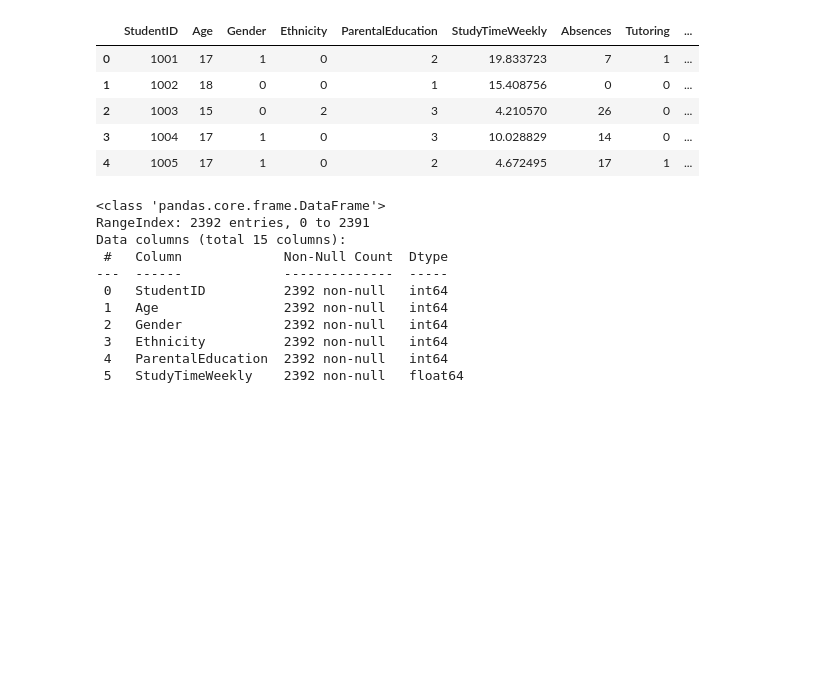
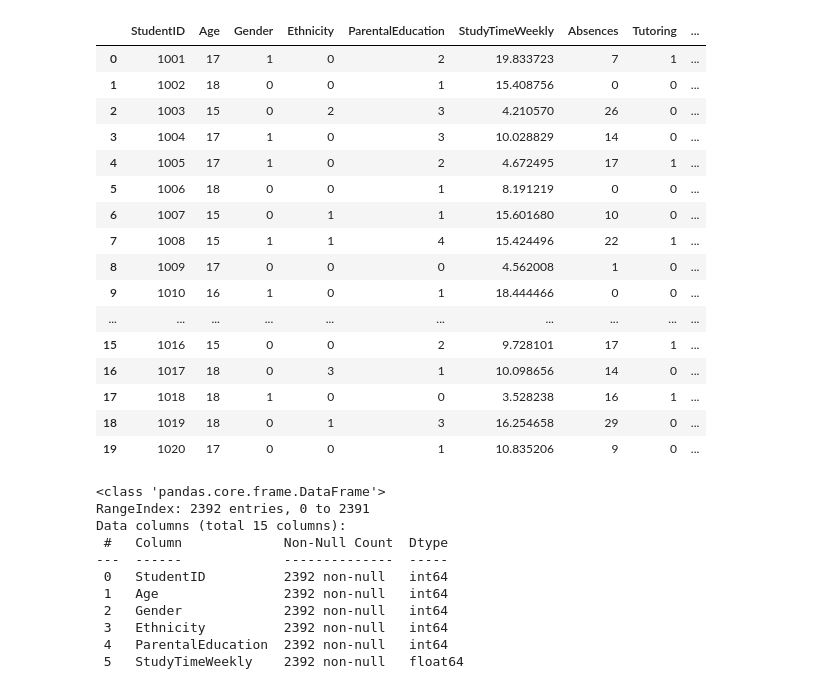
Before and after one commit to thejoresp/ProcesamientoML, a Jupyter notebook: procesamentiML.ipynb, the cells around one changed output. Saved outputs shown, nothing was run; the diff lists cells and outputs as text; code cells hidden in the pictures; blank space fills up the shorter version.

```diff
--- a/procesamentiML.ipynb
+++ b/procesamentiML.ipynb
@@ -6,14 +12,28 @@ import seaborn as sns
 # %%
-perfomance = pd.read_csv('/home/jorge/Programacion/Ciencia Datos/IFTS11/ProcesamientoML/Entrega/ProcesamientoML/Student_performance_data .csv')
+# mint
+# perfomance = pd.read_csv('/home/jorge/Programacion/Ciencia Datos/IFTS11/ProcesamientoML/Entrega/ProcesamientoML/Student_performance_data.csv')
+# windows
+perfomance = pd.read_csv('C:/Users/yorlu/Documents/Programacion/Ciencia Datos/IFTS 11/ProsesamientoIA/ProcesamientoML/Student_performance_data.csv')
 # %%
-perfomance.head()
+perfomance.head(20)
 # %% [output]
 |  | StudentID | Age | Gender | Ethnicity | ParentalEducation | StudyTimeWeekly | Absences | Tutoring | ... |
 | 0 | 1001 | 17 | 1 | 0 | 2 | 19.833723 | 7 | 1 | ... |
 | 1 | 1002 | 18 | 0 | 0 | 1 | 15.408756 | 0 | 0 | ... |
 | 2 | 1003 | 15 | 0 | 2 | 3 | 4.210570 | 26 | 0 | ... |
 | 3 | 1004 | 17 | 1 | 0 | 3 | 10.028829 | 14 | 0 | ... |
 | 4 | 1005 | 17 | 1 | 0 | 2 | 4.672495 | 17 | 1 | ... |
+| 5 | 1006 | 18 | 0 | 0 | 1 | 8.191219 | 0 | 0 | ... |
+| 6 | 1007 | 15 | 0 | 1 | 1 | 15.601680 | 10 | 0 | ... |
+| 7 | 1008 | 15 | 1 | 1 | 4 | 15.424496 | 22 | 1 | ... |
+| 8 | 1009 | 17 | 0 | 0 | 0 | 4.562008 | 1 | 0 | ... |
+| 9 | 1010 | 16 | 1 | 0 | 1 | 18.444466 | 0 | 0 | ... |
+| ... | ... | ... | ... | ... | ... | ... | ... | ... | ... |
+| 15 | 1016 | 15 | 0 | 0 | 2 | 9.728101 | 17 | 1 | ... |
+| 16 | 1017 | 18 | 0 | 3 | 1 | 10.098656 | 14 | 0 | ... |
+| 17 | 1018 | 18 | 1 | 0 | 0 | 3.528238 | 16 | 1 | ... |
+| 18 | 1019 | 18 | 0 | 1 | 3 | 16.254658 | 29 | 0 | ... |
+| 19 | 1020 | 17 | 0 | 0 | 1 | 10.835206 | 9 | 0 | ... |
 # %%
 perfomance.info()
 # %% [output]
```
Also changed, not shown: parts of 11 cells of this notebook, 1 other file.
